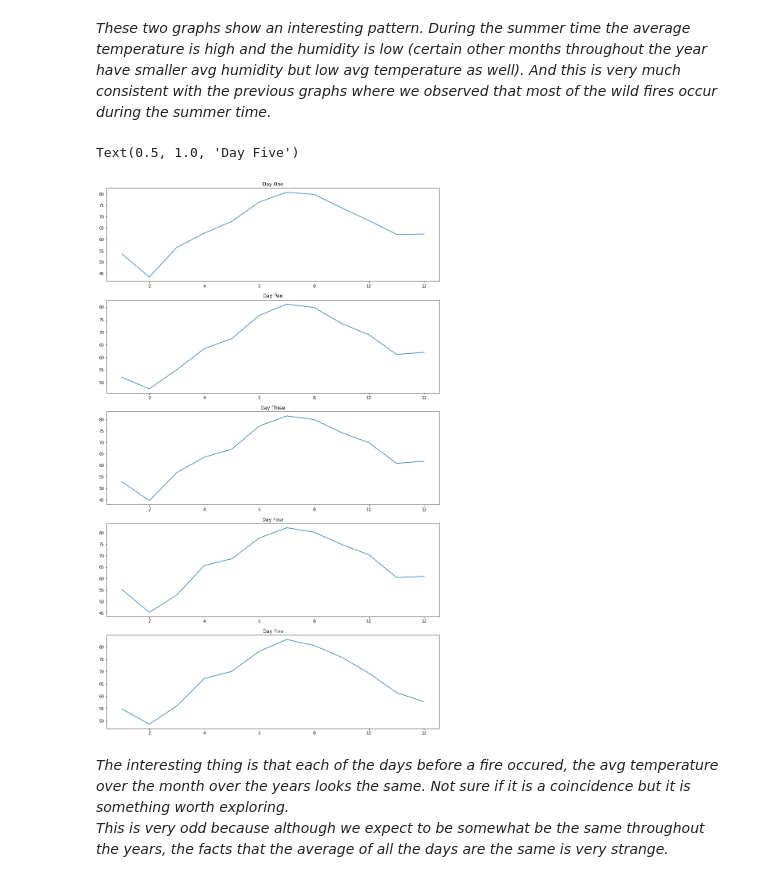
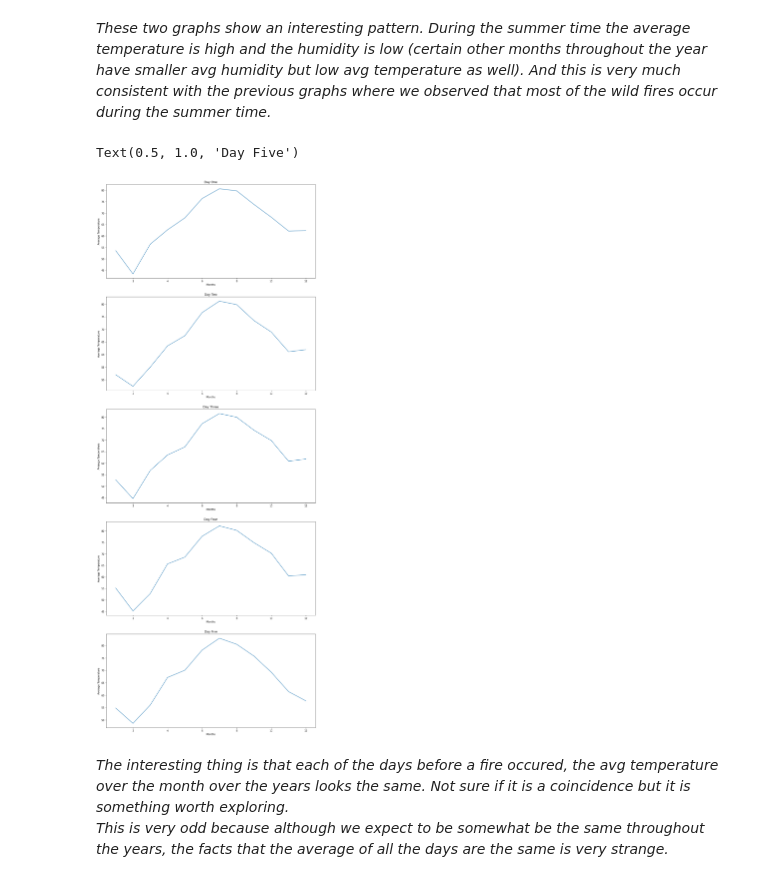
Before and after one commit to NishanthPrajith/Data_Science_Final_Project, a Jupyter notebook: code/exploratory_data_analysis.ipynb, the cells around one changed output. Saved outputs shown, nothing was run; the diff lists cells and outputs as text; code cells hidden in the pictures.

```diff
--- a/code/exploratory_data_analysis.ipynb
+++ b/code/exploratory_data_analysis.ipynb
@@ -259,34 +261,45 @@ fig.show()
 # %% [markdown]
 *These two graphs show an interesting pattern. During the summer time the average temperature is high and the humidity is low (certain other months throughout the year have smaller avg humidity but low avg temperature as well). And this is very much consistent with the previous graphs where we observed that most of the wild fires occur during the summer time.*
 # %%
-plt.subplots(5, 1, figsize=(15,25))
+plt.subplots(5, 1, figsize=(15,40))
 plt.subplot(5, 1, 1)
 new_Data = weather.groupby(['Month'])['Temp Day One'].mean().reset_index()
 plt.plot(new_Data['Month'], new_Data['Temp Day One'])
 plt.title("Day One")
+plt.xlabel("Months")
+plt.ylabel("Average Temperature")
 
 plt.subplot(5, 1, 2)
 new_Data_One = weather.groupby(['Month'])['Temp Day Two'].mean().reset_index()
 plt.plot(new_Data_One['Month'], new_Data_One['Temp Day Two'])
 plt.title("Day Two")
+plt.xlabel("Months")
+plt.ylabel("Average Temperature")
 
 plt.subplot(5, 1, 3)
 new_Data_Two = weather.groupby(['Month'])['Temp Day Three'].mean().reset_index()
 plt.plot(new_Data_Two['Month'], new_Data_Two['Temp Day Three'])
 plt.title("Day Three")
+plt.xlabel("Months")
+plt.ylabel("Average Temperature")
 
 plt.subplot(5, 1, 4)
 new_Data = weather.groupby(['Month'])['Temp Day Four'].mean().reset_index()
 plt.plot(new_Data['Month'], new_Data['Temp Day Four'])
 plt.title("Day Four")
+plt.xlabel("Months")
+plt.ylabel("Average Temperature")
 
 plt.subplot(5, 1, 5)
 new_Data = weather.groupby(['Month'])['Temp Day Five'].mean().reset_index()
 plt.plot(new_Data['Month'], new_Data['Temp Day Five'])
+plt.xlabel("Months")
+plt.ylabel("Average Temperature")
+
 plt.title("Day Five")
 # %% [output]
 Text(0.5, 1.0, 'Day Five')
-[figure, old version]
+[figure, new version]
 # %% [markdown]
 *The interesting thing is that each of the days before a fire occured, the avg temperature over the month over the years looks the same. Not sure if it is a coincidence but it is something worth exploring.* \
 *This is very odd because although we expect to be somewhat be the same throughout the years, the facts that the average of all the days are the same is very strange.*
```
Also changed, not shown: parts of 3 cells of this notebook.
